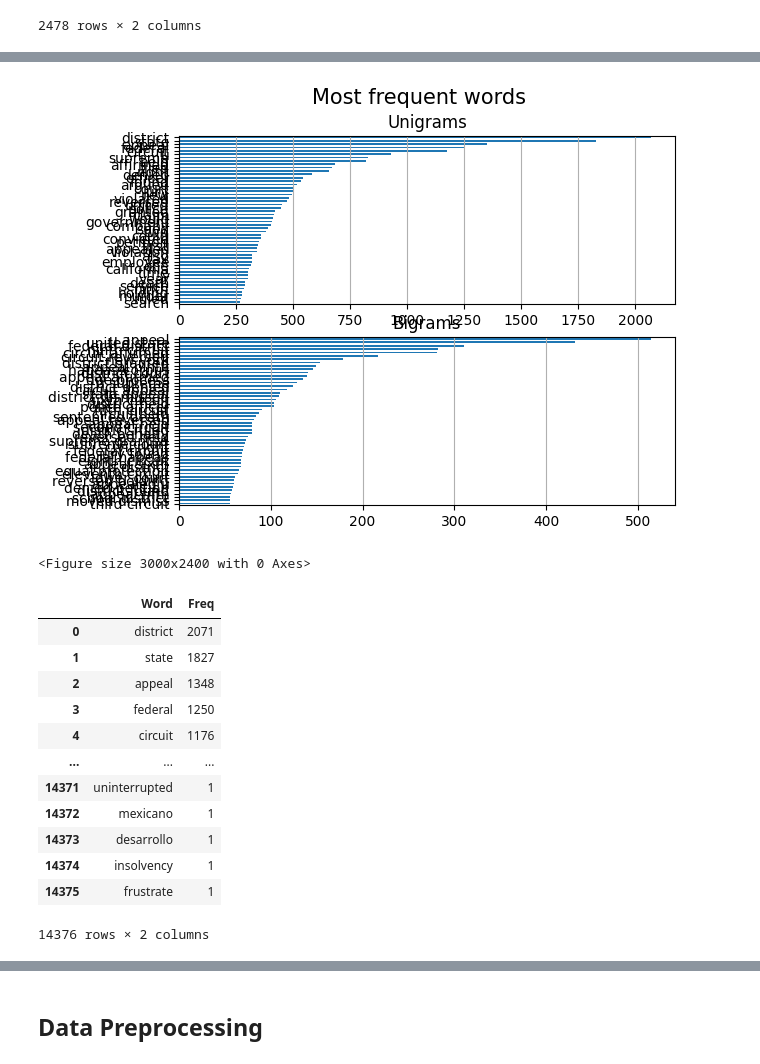
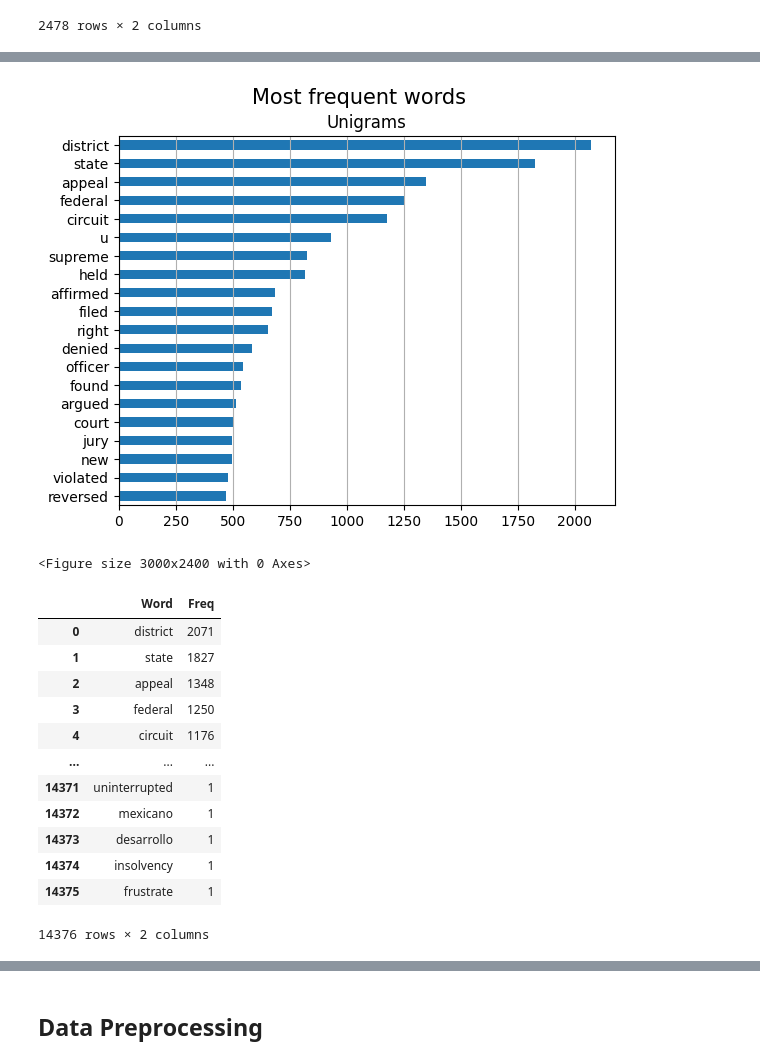
Before and after one commit to dlsco123/mtvsDacon, a Jupyter notebook: [mtvs]lej.ipynb, the cells around one changed output, grey strips where cells are left out. Cells and saved outputs as stored; diff of their text form; code cells hidden in the pictures.

```diff
--- a/[mtvs]lej.ipynb
+++ b/[mtvs]lej.ipynb
@@ -290,45 +284,42 @@ Name: count, dtype: int64
 import matplotlib.pyplot as plt
 from matplotlib.pyplot import figure
 # %%
-y = 1
-corpus = train_nlp2[train_nlp2["first_party_winner"]== y]["facts_clean"]
-lst_tokens = nltk.tokenize.word_tokenize(corpus.str.cat(sep=" "))
-fig, ax = plt.subplots(nrows=2, ncols=1)
-fig.suptitle("Most frequent words", fontsize=15)
-figure(figsize=(30, 24))
-## unigrams
-dic_words_freq = nltk.FreqDist(lst_tokens)
-dtf_uni = pd.DataFrame(dic_words_freq.most_common(),
-                       columns=["Word","Freq"])
-dtf_uni.set_index("Word").iloc[:50,:].sort_values(by="Freq").plot(
-                  kind="barh", title="Unigrams", ax=ax[0],
-                  legend=False).grid(axis='x')
-ax[0].set(ylabel=None)
-
-## bigrams
-dic_words_freq = nltk.FreqDist(nltk.ngrams(lst_tokens, 2))
-dtf_bi = pd.DataFrame(dic_words_freq.most_common(),
-                      columns=["Word","Freq"])
-dtf_bi["Word"] = dtf_bi["Word"].apply(lambda x: " ".join(
-                   string for string in x) )
-dtf_bi.set_index("Word").iloc[:50,:].sort_values(by="Freq").plot(
-                  kind="barh", title="Bigrams", ax=ax[1],
-                  legend=False).grid(axis='x')
-ax[1].set(ylabel=None)
-plt.show()
+# y = 1
+# corpus = train_nlp2[train_nlp2["first_party_winner"]== y]["facts_clean"]
+# lst_tokens = nltk.tokenize.word_tokenize(corpus.str.cat(sep=" "))
+# fig, ax = plt.subplots(nrows=2, ncols=1)
+# fig.suptitle("Most frequent words", fontsize=15)
+# figure(figsize=(30, 24))
+# ## unigrams
+# dic_words_freq = nltk.FreqDist(lst_tokens)
+# dtf_uni = pd.DataFrame(dic_words_freq.most_common(),
+#                        columns=["Word","Freq"])
+# dtf_uni.set_index("Word").iloc[:50,:].sort_values(by="Freq").plot(
+#                   kind="barh", title="Unigrams", ax=ax[0],
+#                   legend=False).grid(axis='x')
+# ax[0].set(ylabel=None)
-# %% [output]
-[figure, removed]
-<Figure size 3000x2400 with 0 Axes>
 # %%
 y=1
 corpus1 = train_nlp2[train_nlp2["first_party_winner"]== y]["facts_clean"]
 lst_tokens = nltk.tokenize.word_tokenize(corpus1.str.cat(sep=" "))
 
+fig, ax = plt.subplots(nrows=1, ncols=1)
+fig.suptitle("Most frequent words", fontsize=15)
+figure(figsize=(30, 24))
+
 dic_words_freq = nltk.FreqDist(lst_tokens)
-dtf_uni = pd.DataFrame(dic_words_freq.most_common(), columns=["Word","Freq"])
+dtf_uni1 = pd.DataFrame(dic_words_freq.most_common(), columns=["Word","Freq"])
 # dtf_uni[40:60]
-dtf_uni
+dtf_uni1.set_index("Word").iloc[:20,:].sort_values(by="Freq").plot(
+                  kind="barh", title="Unigrams", ax=ax,
+                  legend=False).grid(axis='x')
+ax.set(ylabel=None)
+plt.show()
+
+dtf_uni1
 # %% [output]
+[figure, added]
+<Figure size 3000x2400 with 0 Axes>
 |  | Word | Freq |
 | 0 | district | 2071 |
 | 1 | state | 1827 |
@@ -341,4 +332,4 @@ dtf_uni
 | 14373 | desarrollo | 1 |
 | 14374 | insolvency | 1 |
 | 14375 | frustrate | 1 |
-14376 rows × 2 columns
+14376 rows × 2 columns
```
Also changed, not shown: parts of 34 cells of this notebook.
